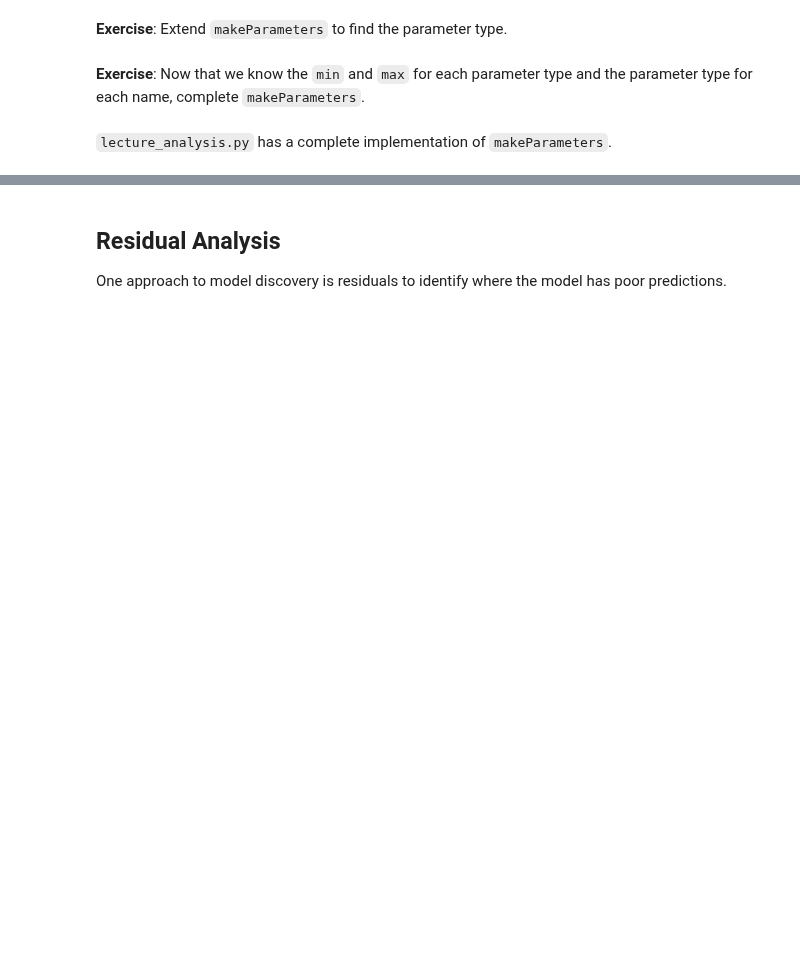
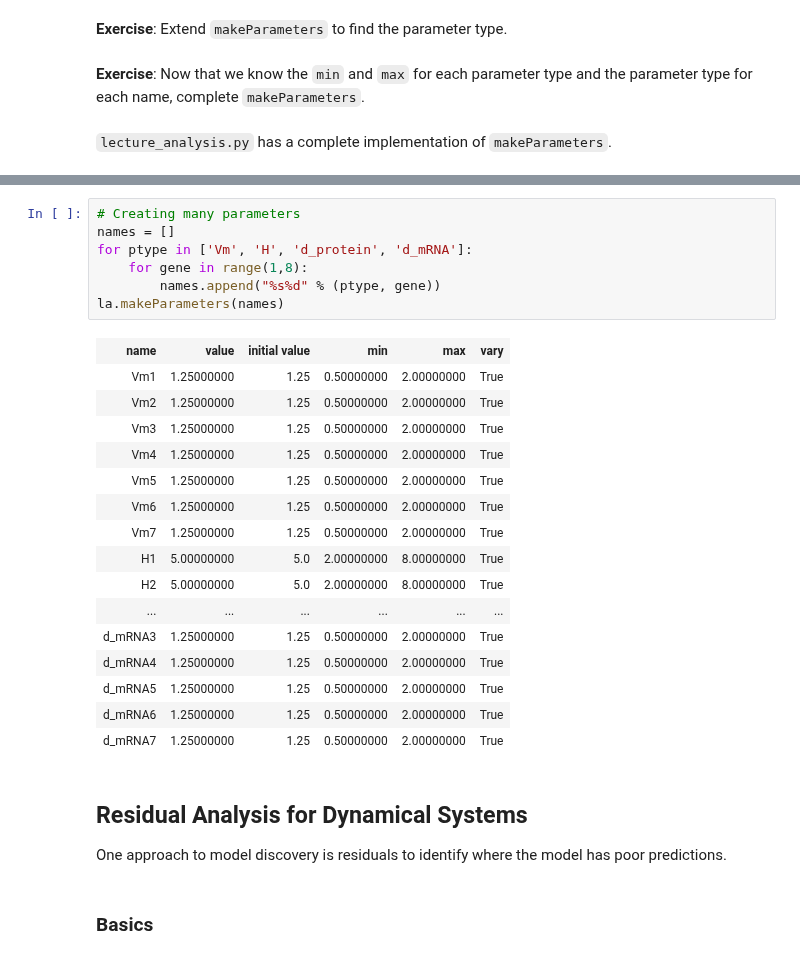
Before and after one commit to ModelEngineering/advancing-biomedical-models, a Jupyter notebook: lectures/lecture_16/lecture_16_practical_techniques_for_discovering_models.ipynb, the cells around one changed output, grey strips where cells are left out. Cells and saved outputs as stored; diff of their text form; blank space fills up the shorter version.

```diff
--- a/lectures/lecture_16/lecture_16_practical_techniques_for_discovering_models.ipynb
+++ b/lectures/lecture_16/lecture_16_practical_techniques_for_discovering_models.ipynb
@@ -242,7 +304,33 @@ for constant in ['Vm7', 'K1_7', 'H7']:
+# %%
+# Creating many parameters
+names = []
+for ptype in ['Vm', 'H', 'd_protein', 'd_mRNA']:
+    for gene in range(1,8):
+        names.append("%s%d" % (ptype, gene))
+la.makeParameters(names)
+# %% [output]
+| name | value | initial value | min | max | vary |
+| Vm1 | 1.25000000 | 1.25 | 0.50000000 | 2.00000000 | True |
+| Vm2 | 1.25000000 | 1.25 | 0.50000000 | 2.00000000 | True |
+| Vm3 | 1.25000000 | 1.25 | 0.50000000 | 2.00000000 | True |
+| Vm4 | 1.25000000 | 1.25 | 0.50000000 | 2.00000000 | True |
+| Vm5 | 1.25000000 | 1.25 | 0.50000000 | 2.00000000 | True |
+| Vm6 | 1.25000000 | 1.25 | 0.50000000 | 2.00000000 | True |
+| Vm7 | 1.25000000 | 1.25 | 0.50000000 | 2.00000000 | True |
+| H1 | 5.00000000 | 5.0 | 2.00000000 | 8.00000000 | True |
+| H2 | 5.00000000 | 5.0 | 2.00000000 | 8.00000000 | True |
+| ... | ... | ... | ... | ... | ... |
+| d_mRNA3 | 1.25000000 | 1.25 | 0.50000000 | 2.00000000 | True |
+| d_mRNA4 | 1.25000000 | 1.25 | 0.50000000 | 2.00000000 | True |
+| d_mRNA5 | 1.25000000 | 1.25 | 0.50000000 | 2.00000000 | True |
+| d_mRNA6 | 1.25000000 | 1.25 | 0.50000000 | 2.00000000 | True |
+| d_mRNA7 | 1.25000000 | 1.25 | 0.50000000 | 2.00000000 | True |
 # %% [markdown]
-## Residual Analysis
+## Residual Analysis for Dynamical Systems
 
 One approach to model discovery is residuals to identify where the model has poor predictions.
+# %% [markdown]
+### Basics
 # %%
 # mRNA data for wild type
 df_rnaseq = la.cleanColumns(pd.read_csv("wild.csv"))
```
Also changed, not shown: parts of 17 cells of this notebook, 4 other files.
